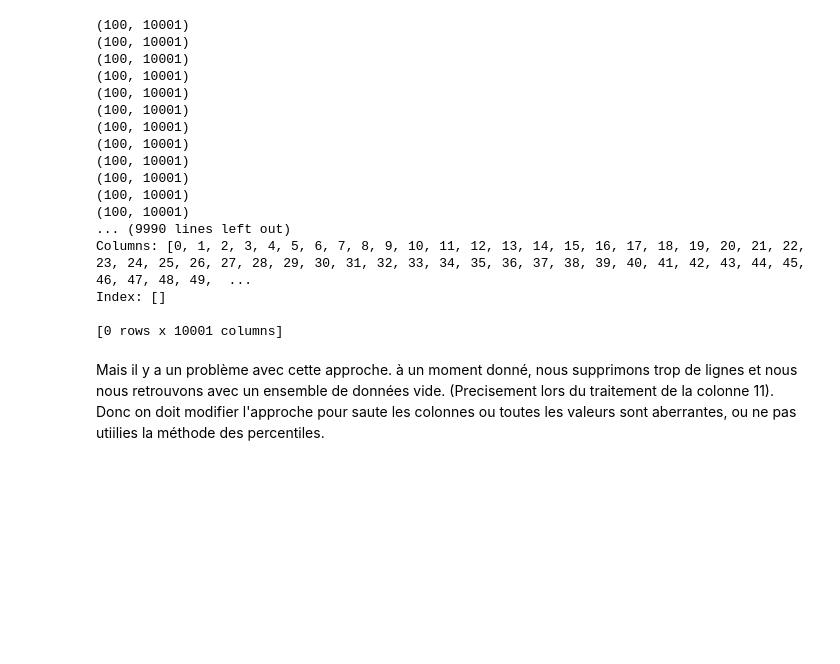
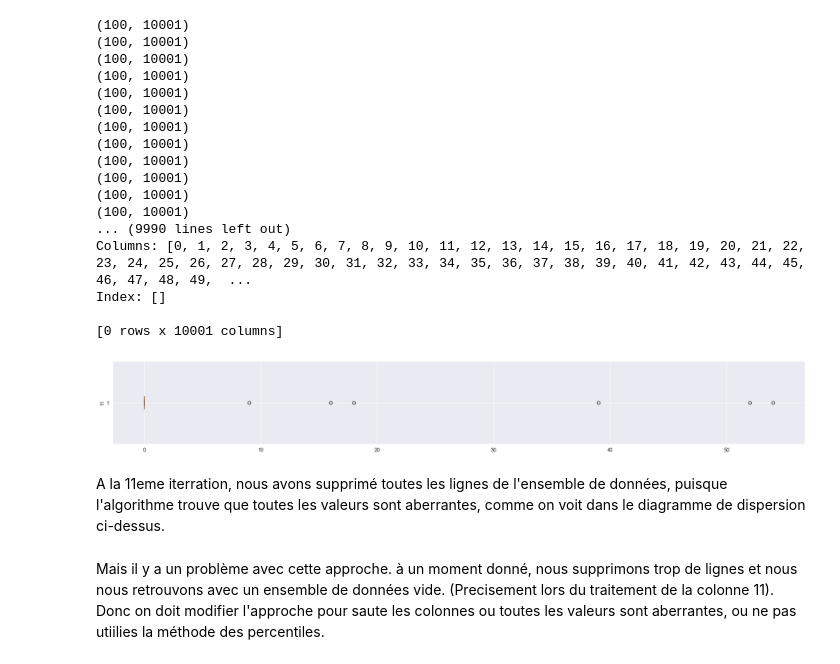
Before and after one commit to aL0NEW0LF/Extreme-Gradient-Boosting-vs-Naive-Bayes-Arcene, a Jupyter notebook: data-preprocessing.ipynb, the cells around one changed output. Saved outputs shown, nothing was run; the diff lists cells and outputs as text; code cells hidden in the pictures; blank space fills up the shorter version.

Commit message:
refactor: added a visualization of the problem we have on the 11th iteration

```diff
--- a/data-preprocessing.ipynb
+++ b/data-preprocessing.ipynb
@@ -237,5 +237,14 @@ Columns: [0, 1, 2, 3, 4, 5, 6, 7, 8, 9, 10, 11, 12, 13, 14, 15, 16, 17, 18, 19,
 Index: []
 
 [0 rows x 10001 columns]
+# %%
+fig, axs = plt.subplots(dpi=100, figsize=(25,3))
+axs.boxplot(arcene_concatinated[11], vert=False)
+axs.set_ylabel(11)
+plt.show()
+# %% [output]
+[figure, added]
+# %% [markdown]
+A la 11eme iterration, nous avons supprimé toutes les lignes de l'ensemble de données, puisque l'algorithme trouve que toutes les valeurs sont aberrantes, comme on voit dans le diagramme de dispersion ci-dessus.
 # %% [markdown]
 Mais il y a un problème avec cette approche. à un moment donné, nous supprimons trop de lignes et nous nous retrouvons avec un ensemble de données vide. (Precisement lors du traitement de la colonne 11). Donc on doit modifier l'approche pour saute les colonnes ou toutes les valeurs sont aberrantes, ou ne pas utiilies la méthode des percentiles.
```
